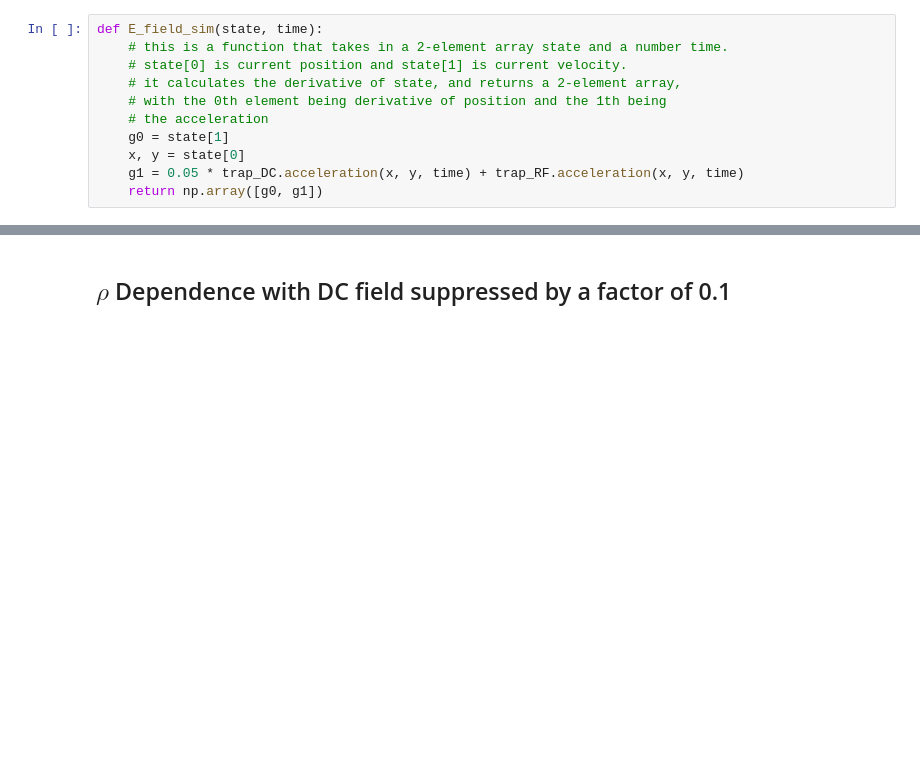
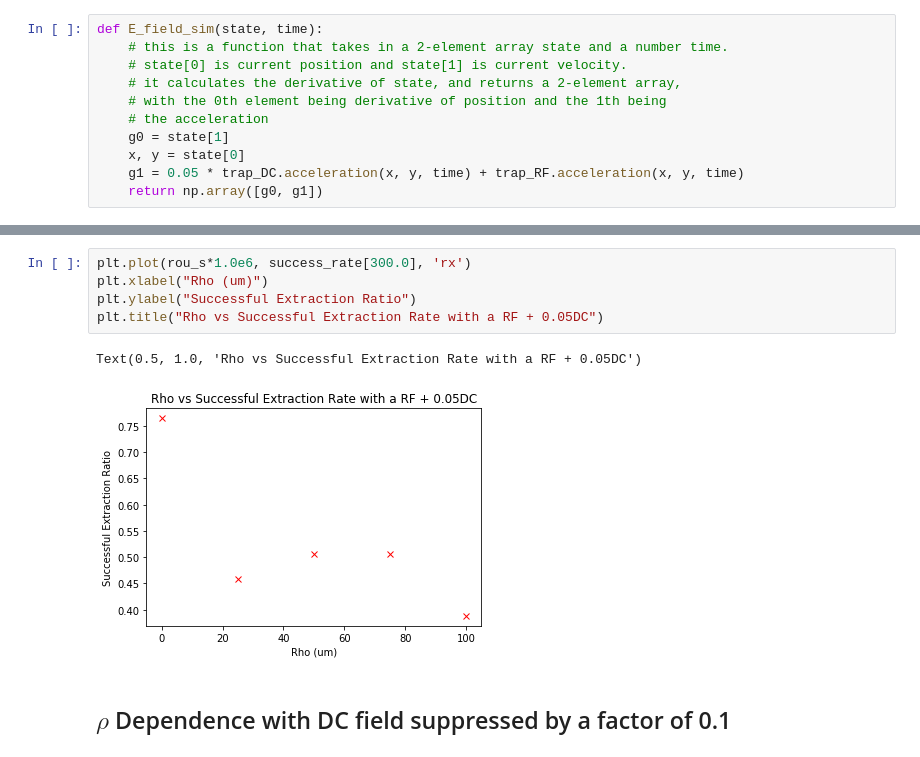
Before and after one commit to HaeffnerLab/Electron-Trap-Design-Testing, a Jupyter notebook: DC_RF_Combo_Trial.ipynb, the cells around one changed output, grey strips where cells are left out. Drawn from its saved outputs; the diff is of its cells as text; blank space fills up the shorter version.

```diff
--- a/DC_RF_Combo_Trial.ipynb
+++ b/DC_RF_Combo_Trial.ipynb
@@ -335,3 +337,11 @@ Simulating T =  300.0 kelvin
+# %%
+plt.plot(rou_s*1.0e6, success_rate[300.0], 'rx')
+plt.xlabel("Rho (um)")
+plt.ylabel("Successful Extraction Ratio")
+plt.title("Rho vs Successful Extraction Rate with a RF + 0.05DC")
+# %% [output]
+Text(0.5, 1.0, 'Rho vs Successful Extraction Rate with a RF + 0.05DC')
+[figure, added]
 # %% [markdown]
 ## $\rho$ Dependence with DC field suppressed by a factor of 0.1
 # %%
```
Also changed, not shown: parts of 1 cell of this notebook, 2 other files.
